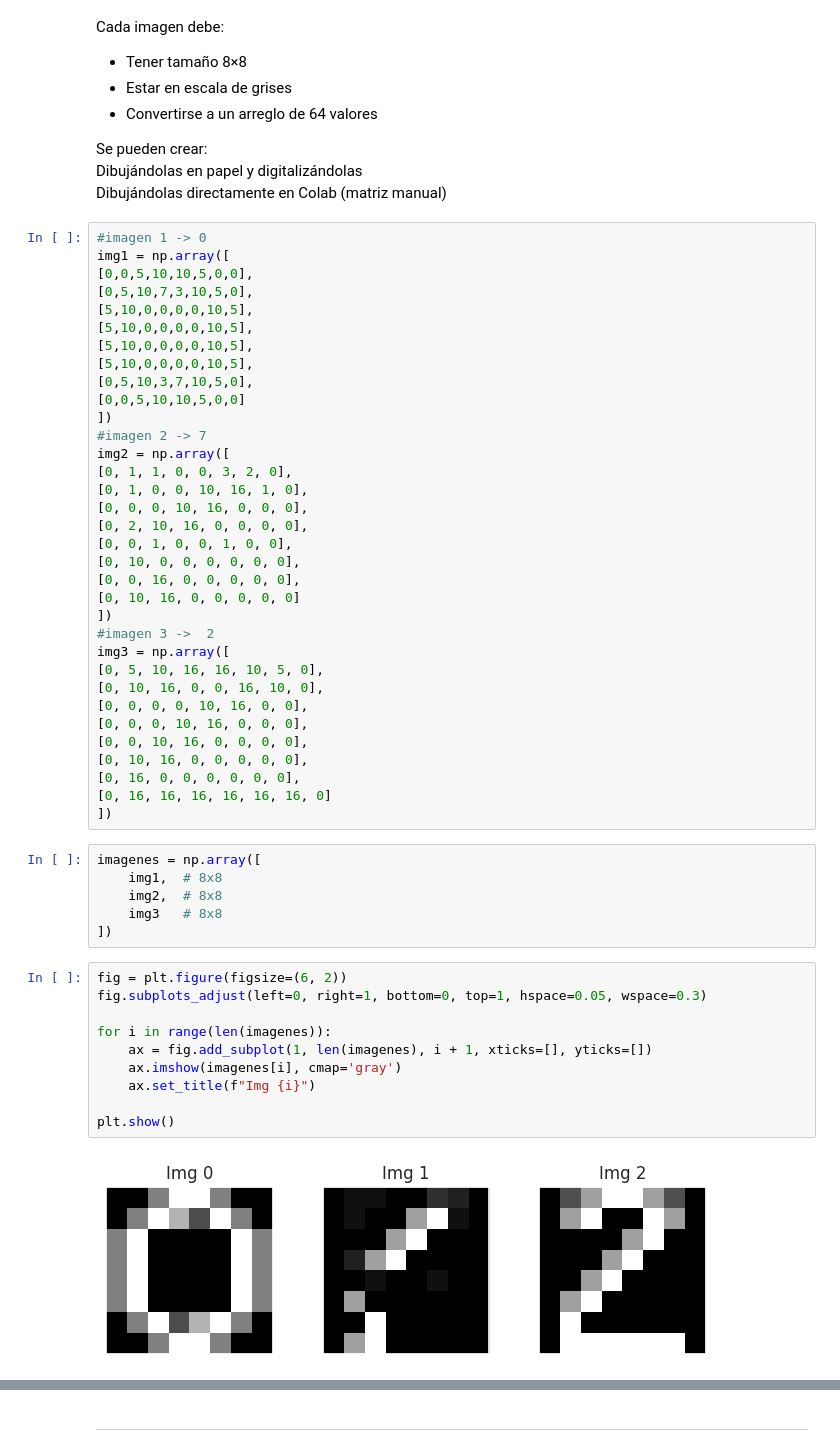
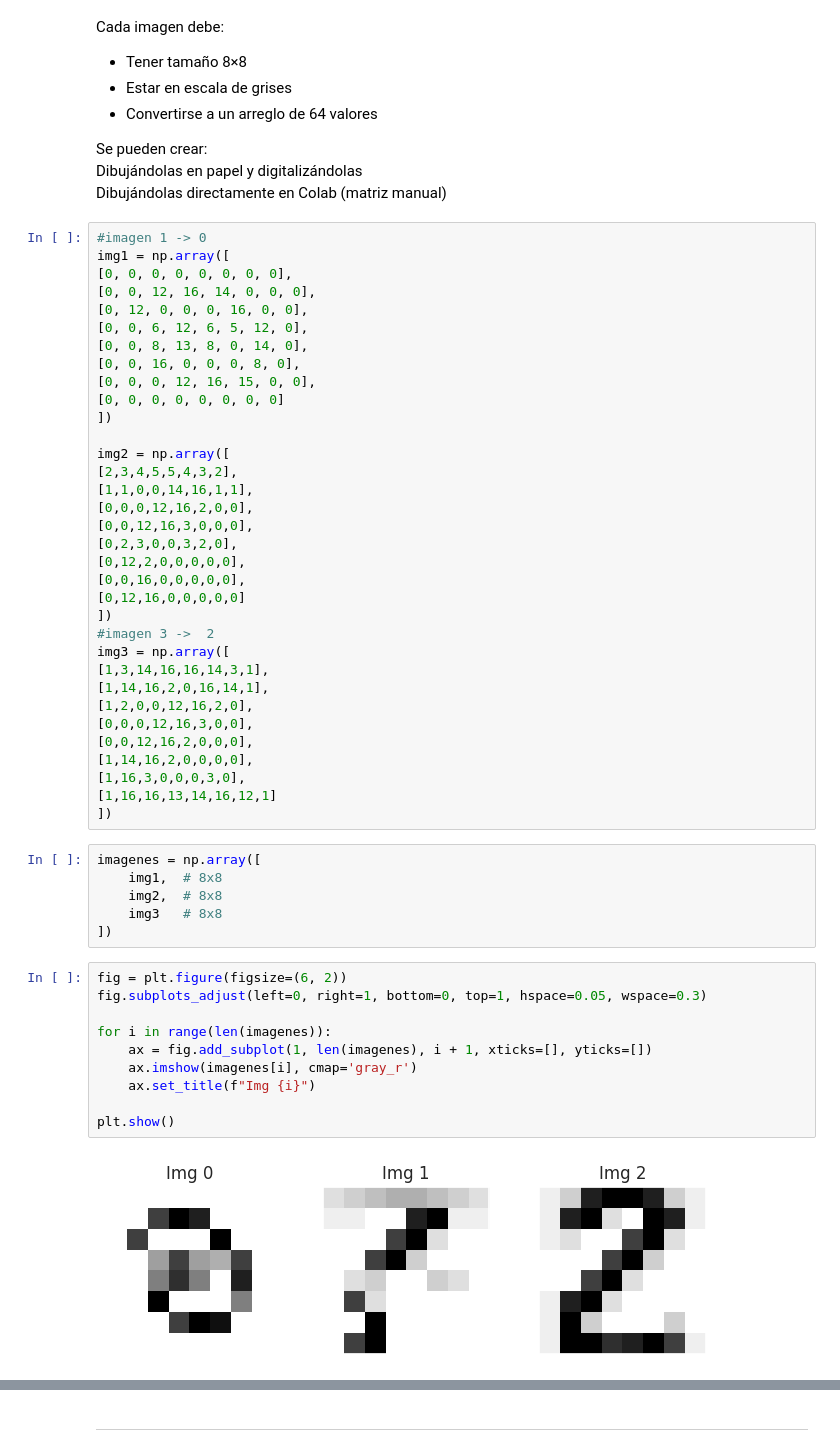
Before and after one commit to m-ony/mineria-de-datos, a Jupyter notebook: Clasificación_de_Dígitos_Manuscritos.ipynb, the cells around one changed output, grey strips where cells are left out. Saved outputs shown, nothing was run; the diff lists cells and outputs as text.

```diff
--- a/Clasificación_de_Dígitos_Manuscritos.ipynb
+++ b/Clasificación_de_Dígitos_Manuscritos.ipynb
@@ -122,36 +122,36 @@ Dibujándolas directamente en Colab (matriz manual)
 # %%
 #imagen 1 -> 0
 img1 = np.array([
-[0,0,5,10,10,5,0,0],
-[0,5,10,7,3,10,5,0],
-[5,10,0,0,0,0,10,5],
-[5,10,0,0,0,0,10,5],
-[5,10,0,0,0,0,10,5],
-[5,10,0,0,0,0,10,5],
-[0,5,10,3,7,10,5,0],
-[0,0,5,10,10,5,0,0]
+[0, 0, 0, 0, 0, 0, 0, 0],
+[0, 0, 12, 16, 14, 0, 0, 0],
+[0, 12, 0, 0, 0, 16, 0, 0],
+[0, 0, 6, 12, 6, 5, 12, 0],
+[0, 0, 8, 13, 8, 0, 14, 0],
+[0, 0, 16, 0, 0, 0, 8, 0],
+[0, 0, 0, 12, 16, 15, 0, 0],
+[0, 0, 0, 0, 0, 0, 0, 0]
 ])
-#imagen 2 -> 7
+
 img2 = np.array([
-[0, 1, 1, 0, 0, 3, 2, 0],
-[0, 1, 0, 0, 10, 16, 1, 0],
-[0, 0, 0, 10, 16, 0, 0, 0],
-[0, 2, 10, 16, 0, 0, 0, 0],
-[0, 0, 1, 0, 0, 1, 0, 0],
-[0, 10, 0, 0, 0, 0, 0, 0],
-[0, 0, 16, 0, 0, 0, 0, 0],
-[0, 10, 16, 0, 0, 0, 0, 0]
+[2,3,4,5,5,4,3,2],
+[1,1,0,0,14,16,1,1],
+[0,0,0,12,16,2,0,0],
+[0,0,12,16,3,0,0,0],
+[0,2,3,0,0,3,2,0],
+[0,12,2,0,0,0,0,0],
+[0,0,16,0,0,0,0,0],
+[0,12,16,0,0,0,0,0]
 ])
 #imagen 3 ->  2
 img3 = np.array([
-[0, 5, 10, 16, 16, 10, 5, 0],
-[0, 10, 16, 0, 0, 16, 10, 0],
-[0, 0, 0, 0, 10, 16, 0, 0],
-[0, 0, 0, 10, 16, 0, 0, 0],
-[0, 0, 10, 16, 0, 0, 0, 0],
-[0, 10, 16, 0, 0, 0, 0, 0],
-[0, 16, 0, 0, 0, 0, 0, 0],
-[0, 16, 16, 16, 16, 16, 16, 0]
+[1,3,14,16,16,14,3,1],
+[1,14,16,2,0,16,14,1],
+[1,2,0,0,12,16,2,0],
+[0,0,0,12,16,3,0,0],
+[0,0,12,16,2,0,0,0],
+[1,14,16,2,0,0,0,0],
+[1,16,3,0,0,0,3,0],
+[1,16,16,13,14,16,12,1]
 ])
 # %%
 imagenes = np.array([
@@ -162,12 +162,12 @@ imagenes = np.array([
 # %%
 fig = plt.figure(figsize=(6, 2))
 fig.subplots_adjust(left=0, right=1, bottom=0, top=1, hspace=0.05, wspace=0.3)
 
 for i in range(len(imagenes)):
     ax = fig.add_subplot(1, len(imagenes), i + 1, xticks=[], yticks=[])
-    ax.imshow(imagenes[i], cmap='gray')
+    ax.imshow(imagenes[i], cmap='gray_r')
     ax.set_title(f"Img {i}")
 
 plt.show()
 # %% [output]
-[figure, old version]
+[figure, new version]
```
Also changed, not shown: parts of 2 cells of this notebook.
